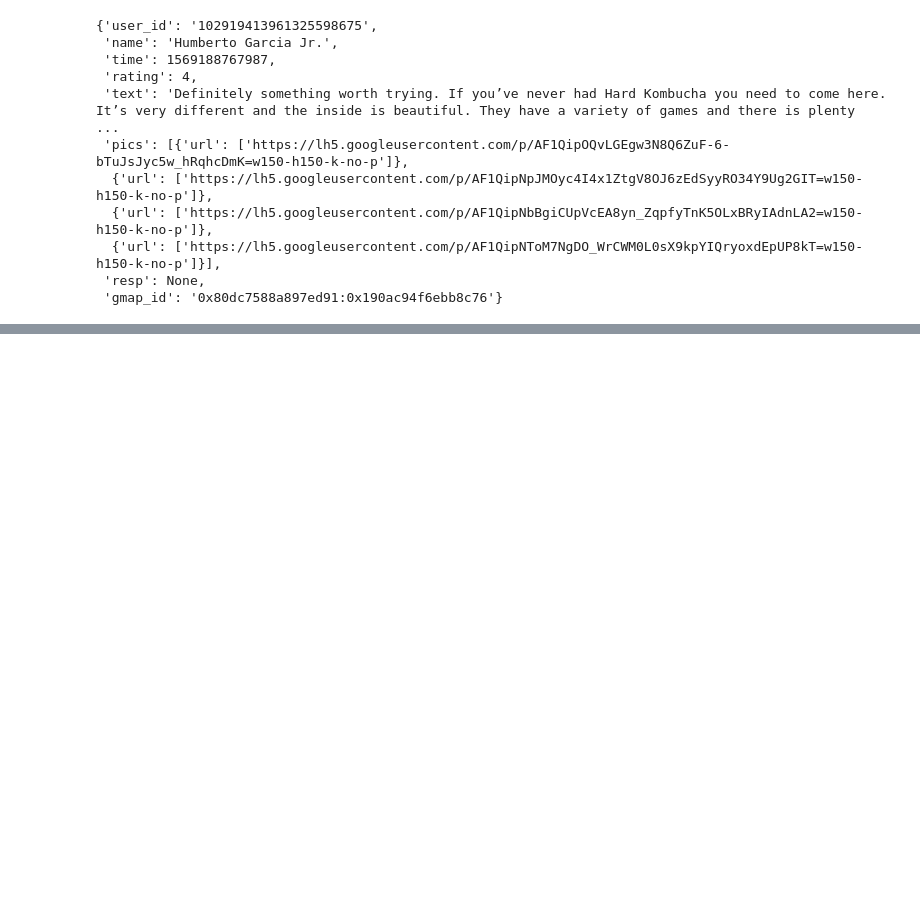
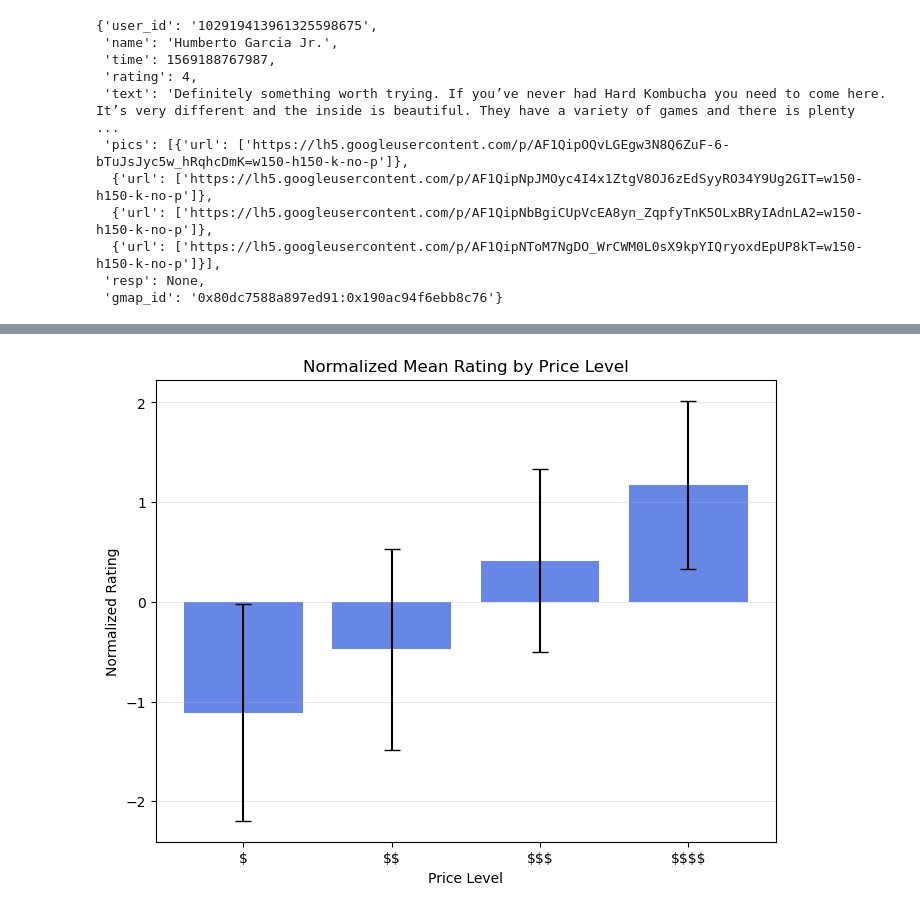
Before and after one commit to TheBoyRoy05/CSE158-Assignment2, a Jupyter notebook: final.ipynb, the cells around one changed output, grey strips where cells are left out. Cells and saved outputs as stored; diff of their text form; code cells hidden in the pictures; blank space fills up the shorter version.

```diff
--- a/final.ipynb
+++ b/final.ipynb
@@ -87,0 +206,41 @@ review_sd[0]
+# %%
+prices = {b['gmap_id']: b['price'] for b in meta_sd if b['price'] != None}
+
+rows = []
+
+for r in review_sd:
+    gmap = r['gmap_id']
+    rating = r.get('rating')
+
+    if rating is None:
+        continue
+
+    price = prices.get(gmap)
+    if price in ['$','$$','$$$','$$$$']:
+        rows.append({'price': price, 'rating': rating})
+
+df_price = pd.DataFrame(rows)
+
+price_order = ['$', '$$', '$$$', '$$$$']
+df_price['price'] = pd.Categorical(df_price['price'], categories=price_order, ordered=True)
+df_stats = df_price.groupby('price')['rating'].agg(['mean','std','count']).reset_index()
+df_stats['normalized_mean'] = (df_stats['mean'] - df_stats['mean'].mean()) / df_stats['mean'].std()
+plt.figure(figsize=(8,6))
+
+plt.bar(
+    ['\\$','\\$\\$','\\$\\$\\$','\\$\\$\\$\\$'],
+    df_stats['normalized_mean'],
+    yerr=df_stats['std'],
+    capsize=6,
+    color='royalblue',
+    alpha=0.8
+)
+
+plt.xlabel("Price Level")
+plt.ylabel("Normalized Rating")
+plt.title("Normalized Mean Rating by Price Level")
+plt.grid(axis='y', alpha=0.3)
+
+plt.show()
+# %% [output]
+[figure, added]
```
Also changed, not shown: parts of 10 cells of this notebook.
